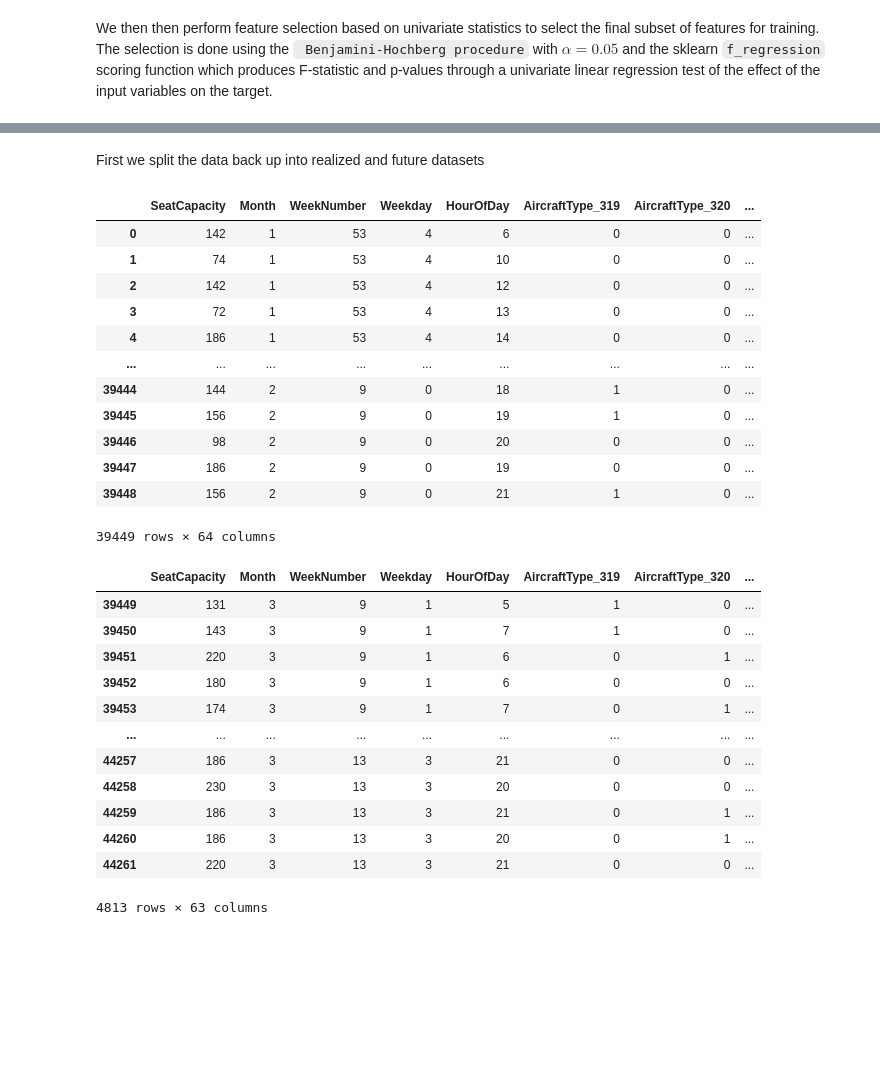
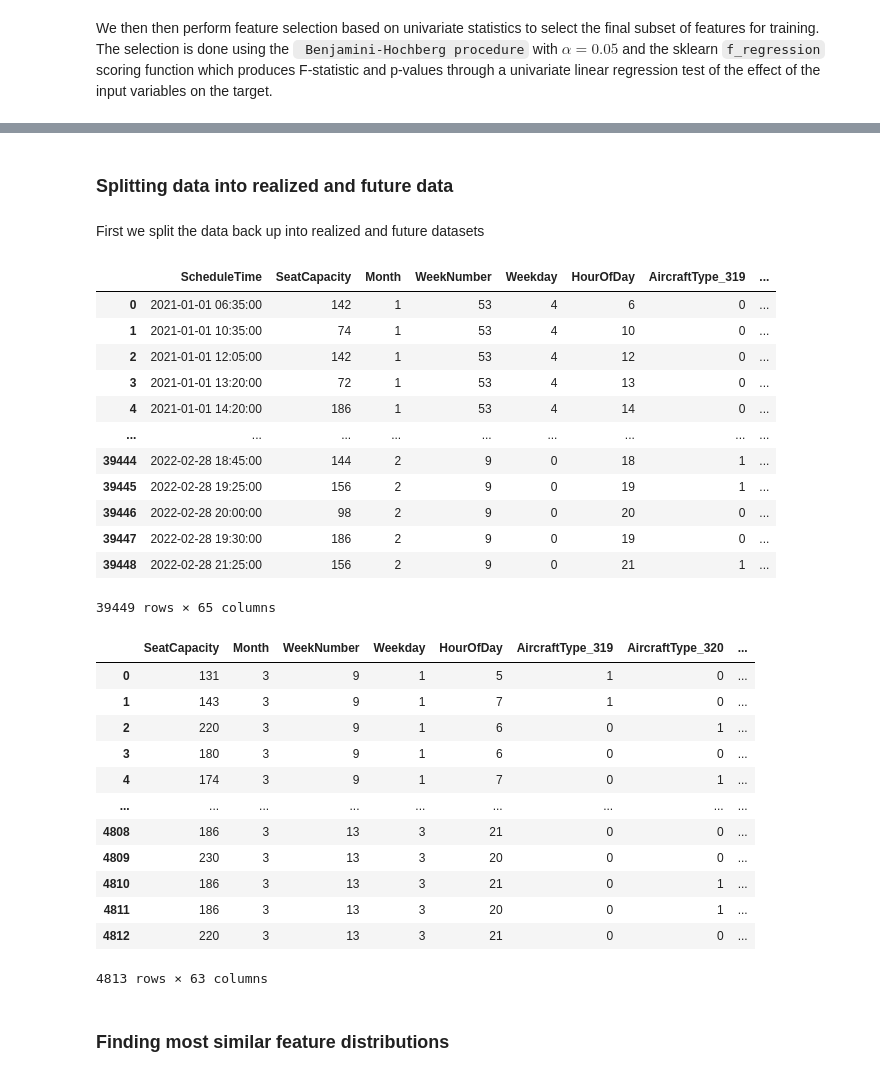
Before and after one commit to augustsemrau/02582case1, a Jupyter notebook: notebooks/data_preprocessing_v2.ipynb, the cells around one changed output, grey strips where cells are left out. Drawn from its saved outputs; the diff is of its cells as text; code cells hidden in the pictures; blank space fills up the shorter version.

Commit message:
New data preprocessing

```diff
--- a/notebooks/data_preprocessing_v2.ipynb
+++ b/notebooks/data_preprocessing_v2.ipynb
@@ -300,0 +291,9 @@ var_selected_data
+# %%
+realized_data = encoded_data.dropna(subset=TARGET, axis=0)
+X = realized_data.drop(TARGET, axis=1)
+
+selector = VarianceThreshold(0.01)
+selector.fit(X)
+var_selected_data = encoded_data[selector.get_feature_names_out()]
+var_selected_data[TARGET] = encoded_data[TARGET]
+var_selected_data
@@ -304,12 +317,12 @@ We then then perform feature selection based on univariate statistics to select
 The selection is done using the ` Benjamini-Hochberg procedure` with $\alpha = 0.05$ and the sklearn `f_regression` scoring function which produces F-statistic and p-values through a univariate linear regression test of the effect of the input variables on the target.
 # %%
 selector = SelectFdr(f_regression)
-realized_data = var_selected_data.dropna(subset=TARGET, axis=0)
-y = realized_data[TARGET].astype(float)
+realized_data = var_selected_data[var_selected_data[TARGET].notna()]
+y = realized_data[TARGET]
 X = realized_data.drop(TARGET, axis=1)
 selector.fit(X,y)
 selected_features = selector.get_feature_names_out()
-removed_features = var_selected_data.columns.drop(TARGET).drop(selected_features)
+removed_features = X.columns.drop(selected_features)
 fdr_selected_data = var_selected_data[selected_features]
 fdr_selected_data[TARGET] = var_selected_data[TARGET]
 print(f'Removed features: {removed_features}')
@@ -338,0 +348,3 @@ selected_data = fdr_selected_data
+# %%
+selected_data = fdr_selected_data
+selected_data.insert(loc=0, column='ScheduleTime', value=data['ScheduleTime'])
@@ -339,37 +360,41 @@ selected_data = fdr_selected_data
+# %% [markdown]
+### Splitting data into realized and future data
 # %% [markdown]
 First we split the data back up into realized and future datasets
 # %%
 selected_realized_data = selected_data.dropna(subset=TARGET)
 selected_realized_data
 # %% [output]
-|  | SeatCapacity | Month | WeekNumber | Weekday | HourOfDay | AircraftType_319 | AircraftType_320 | ... |
-| 0 | 142 | 1 | 53 | 4 | 6 | 0 | 0 | ... |
-| 1 | 74 | 1 | 53 | 4 | 10 | 0 | 0 | ... |
-| 2 | 142 | 1 | 53 | 4 | 12 | 0 | 0 | ... |
-| 3 | 72 | 1 | 53 | 4 | 13 | 0 | 0 | ... |
-| 4 | 186 | 1 | 53 | 4 | 14 | 0 | 0 | ... |
+|  | ScheduleTime | SeatCapacity | Month | WeekNumber | Weekday | HourOfDay | AircraftType_319 | ... |
+| 0 | 2021-01-01 06:35:00 | 142 | 1 | 53 | 4 | 6 | 0 | ... |
+| 1 | 2021-01-01 10:35:00 | 74 | 1 | 53 | 4 | 10 | 0 | ... |
+| 2 | 2021-01-01 12:05:00 | 142 | 1 | 53 | 4 | 12 | 0 | ... |
+| 3 | 2021-01-01 13:20:00 | 72 | 1 | 53 | 4 | 13 | 0 | ... |
+| 4 | 2021-01-01 14:20:00 | 186 | 1 | 53 | 4 | 14 | 0 | ... |
 | ... | ... | ... | ... | ... | ... | ... | ... | ... |
-| 39444 | 144 | 2 | 9 | 0 | 18 | 1 | 0 | ... |
-| 39445 | 156 | 2 | 9 | 0 | 19 | 1 | 0 | ... |
-| 39446 | 98 | 2 | 9 | 0 | 20 | 0 | 0 | ... |
-| 39447 | 186 | 2 | 9 | 0 | 19 | 0 | 0 | ... |
-| 39448 | 156 | 2 | 9 | 0 | 21 | 1 | 0 | ... |
+| 39444 | 2022-02-28 18:45:00 | 144 | 2 | 9 | 0 | 18 | 1 | ... |
+| 39445 | 2022-02-28 19:25:00 | 156 | 2 | 9 | 0 | 19 | 1 | ... |
+| 39446 | 2022-02-28 20:00:00 | 98 | 2 | 9 | 0 | 20 | 0 | ... |
+| 39447 | 2022-02-28 19:30:00 | 186 | 2 | 9 | 0 | 19 | 0 | ... |
+| 39448 | 2022-02-28 21:25:00 | 156 | 2 | 9 | 0 | 21 | 1 | ... |
-39449 rows × 64 columns
+39449 rows × 65 columns
 # %%
-selected_future_data = selected_data[selected_data[TARGET].isna()].drop(TARGET, axis=1)
+selected_future_data = selected_data[selected_data[TARGET].isna()].drop(TARGET, axis=1).drop('ScheduleTime', axis=1)
 selected_future_data
 # %% [output]
 |  | SeatCapacity | Month | WeekNumber | Weekday | HourOfDay | AircraftType_319 | AircraftType_320 | ... |
-| 39449 | 131 | 3 | 9 | 1 | 5 | 1 | 0 | ... |
-| 39450 | 143 | 3 | 9 | 1 | 7 | 1 | 0 | ... |
-| 39451 | 220 | 3 | 9 | 1 | 6 | 0 | 1 | ... |
-| 39452 | 180 | 3 | 9 | 1 | 6 | 0 | 0 | ... |
-| 39453 | 174 | 3 | 9 | 1 | 7 | 0 | 1 | ... |
+| 0 | 131 | 3 | 9 | 1 | 5 | 1 | 0 | ... |
+| 1 | 143 | 3 | 9 | 1 | 7 | 1 | 0 | ... |
+| 2 | 220 | 3 | 9 | 1 | 6 | 0 | 1 | ... |
+| 3 | 180 | 3 | 9 | 1 | 6 | 0 | 0 | ... |
+| 4 | 174 | 3 | 9 | 1 | 7 | 0 | 1 | ... |
 | ... | ... | ... | ... | ... | ... | ... | ... | ... |
-| 44257 | 186 | 3 | 13 | 3 | 21 | 0 | 0 | ... |
-| 44258 | 230 | 3 | 13 | 3 | 20 | 0 | 0 | ... |
-| 44259 | 186 | 3 | 13 | 3 | 21 | 0 | 1 | ... |
-| 44260 | 186 | 3 | 13 | 3 | 20 | 0 | 1 | ... |
-| 44261 | 220 | 3 | 13 | 3 | 21 | 0 | 0 | ... |
+| 4808 | 186 | 3 | 13 | 3 | 21 | 0 | 0 | ... |
+| 4809 | 230 | 3 | 13 | 3 | 20 | 0 | 0 | ... |
+| 4810 | 186 | 3 | 13 | 3 | 21 | 0 | 1 | ... |
+| 4811 | 186 | 3 | 13 | 3 | 20 | 0 | 1 | ... |
+| 4812 | 220 | 3 | 13 | 3 | 21 | 0 | 0 | ... |
 4813 rows × 63 columns
+# %% [markdown]
+### Finding most similar feature distributions
 # %% [markdown]
```
Also changed, not shown: parts of 28 cells of this notebook.
